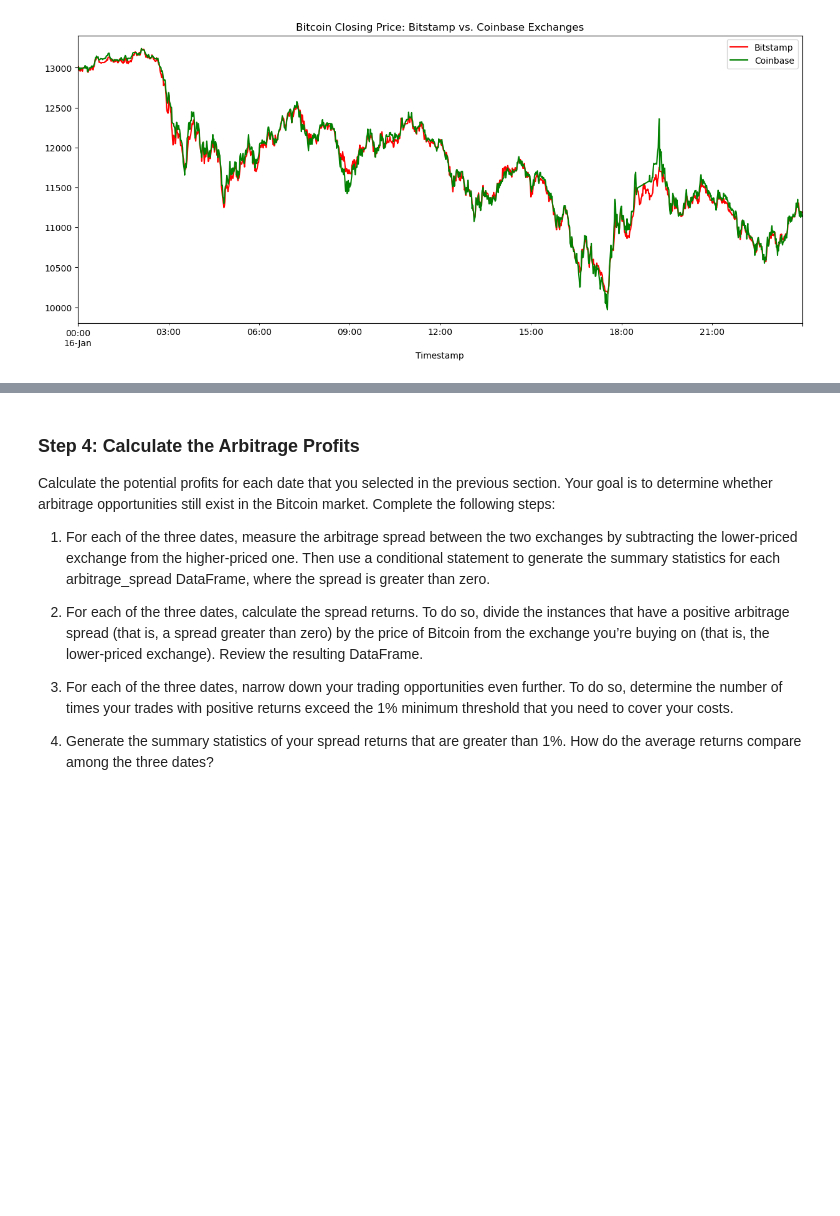
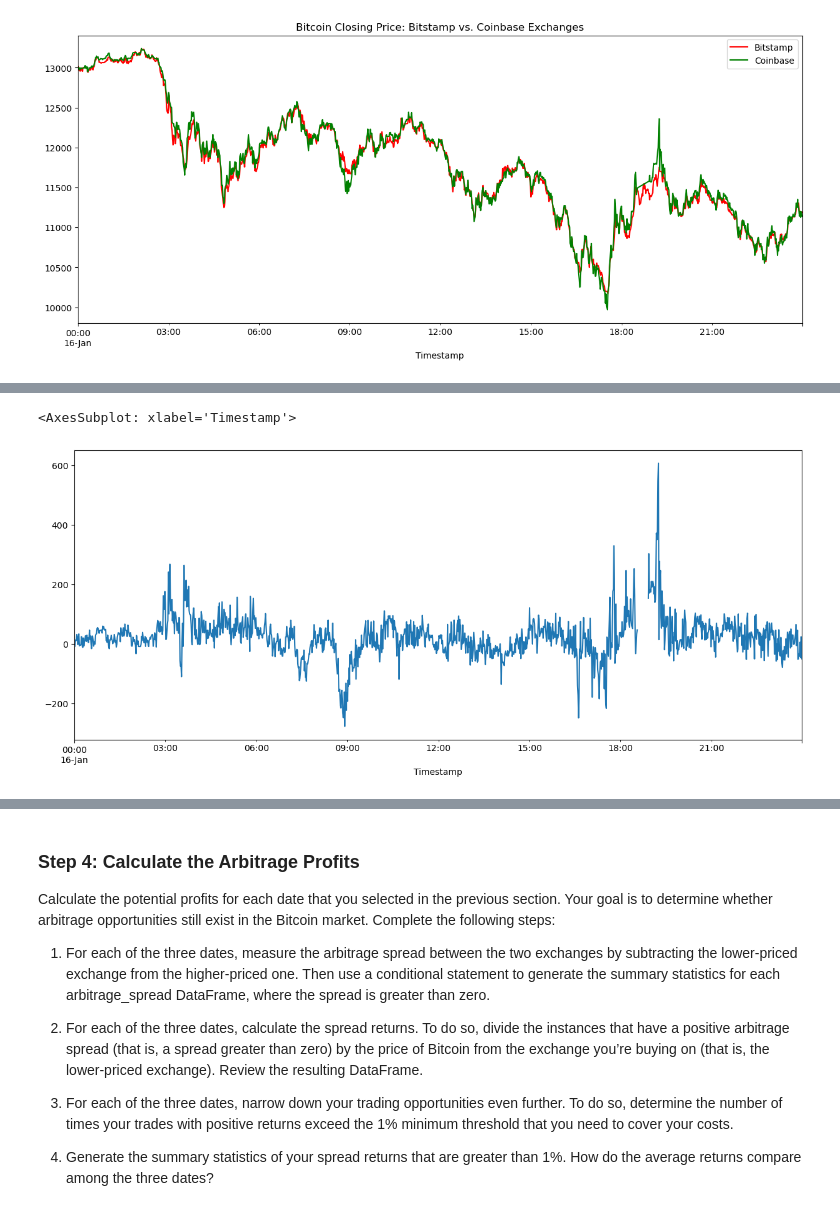
Before and after one commit to SkyRanger05/Module-Challenges, a Jupyter notebook: crypto_arbitrage.ipynb, the cells around one changed output, grey strips where cells are left out. Saved outputs shown, nothing was run; the diff lists cells and outputs as text; code cells hidden in the pictures; blank space fills up the shorter version.

Commit message:
Added more visuals from the sliced 3 days in the quarter

```diff
--- a/crypto_arbitrage.ipynb
+++ b/crypto_arbitrage.ipynb
@@ -616,5 +616,4 @@ coinbase_sliced.loc["2018-01-16"].plot(legend=True, figsize=(15,6), color="green
 <AxesSubplot: title={'center': 'Bitcoin Closing Price: Bitstamp vs. Coinbase Exchanges'}, xlabel='Timestamp'>
 [figure]
 # %%
-(coinbase_sliced.loc["2018-01-16"]
-Timestamp)-(bitstamp_sliced.loc["2018-01-16"])
+bt = bitstamp_sliced.loc["2018-01-16"]
@@ -623,2 +620,2 @@ SyntaxError: invalid syntax (608997223.py, line 2)
 # %%
-coinbase_sliced.loc["2018-01-16"]
+cnb = coinbase_sliced.loc["2018-01-16"]
@@ -639,8 +622,8 @@ Name: Close, Length: 1419, dtype: float64
 # %%
 # Using the early date that you have selected, calculate the arbitrage spread
 # by subtracting the bitstamp lower closing prices from the coinbase higher closing prices
-arbitrage_spread_early =
+arbitrage_spread_early = cnb-bt
 
 # Generate summary statistics for the early DataFrame
-# YOUR CODE HERE
+arbitrage_spread_early
 # %% [output]
@@ -648,6 +643,9 @@ SyntaxError: invalid syntax (3616388465.py, line 3)
 # %%
 # Visualize the arbitrage spread from early in the dataset in a box plot
-# YOUR CODE HERE
+arbitrage_spread_early.plot(figsize=(15,6))
+# %% [output]
+<AxesSubplot: xlabel='Timestamp'>
+[figure, added]
 # %%
 # Create an overlay plot that visualizes the two dataframes over a period of one day from the middle of the dataset.
 # Be sure that the plots include the parameters `legend`, `figsize`, `title`, `color` and `label`
```
Also changed, not shown: parts of 16 cells of this notebook.
